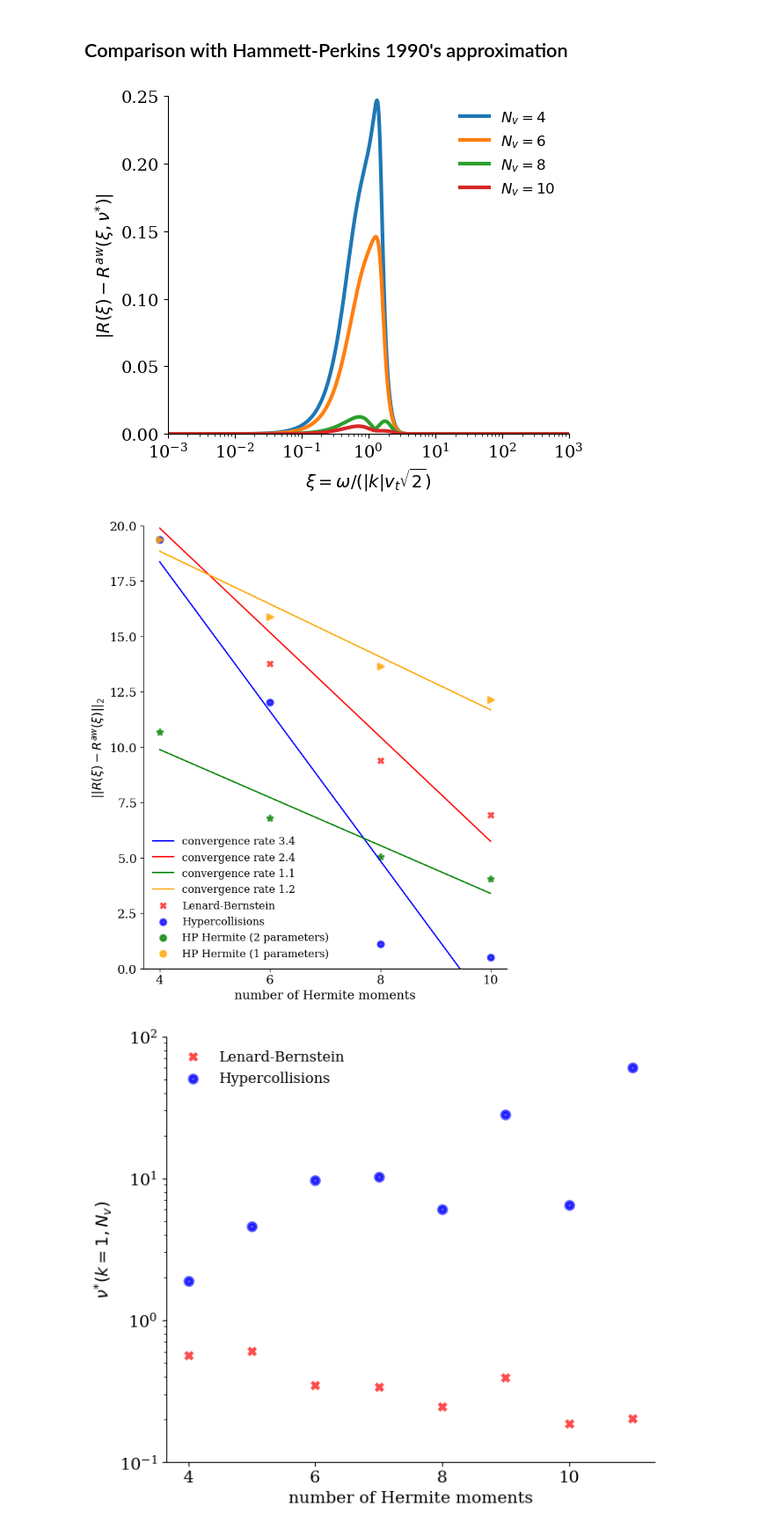
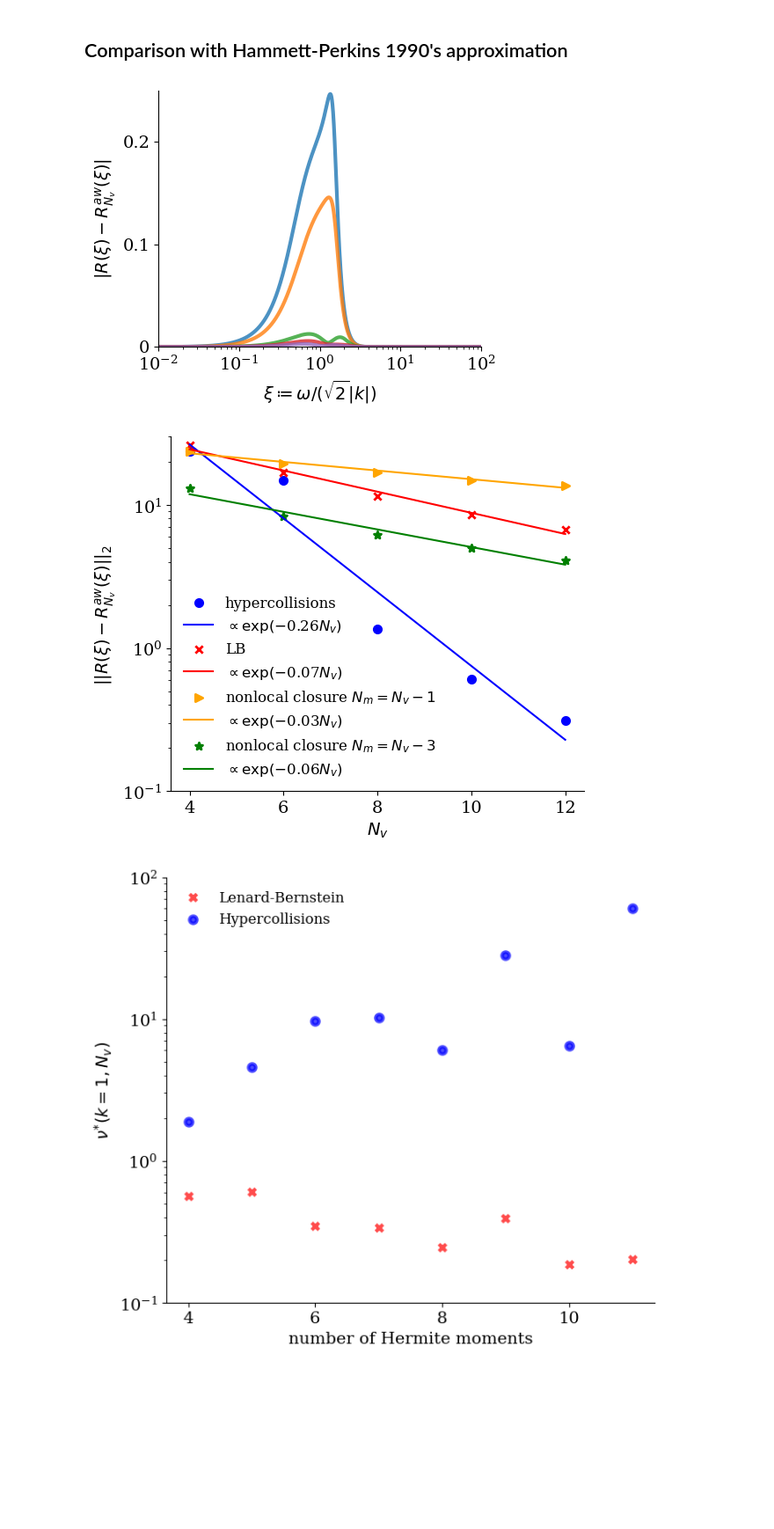
Before and after one commit to opaliss/SpectralSymbolicClosures, a Jupyter notebook: aw_hermite/symbolic_response_function_AW_hypercollisions.ipynb, the cells around one changed output. Shown at 88% size. Cells and saved outputs as stored; diff of their text form; code cells hidden in the pictures; blank space fills up the shorter version.

```diff
--- a/aw_hermite/symbolic_response_function_AW_hypercollisions.ipynb
+++ b/aw_hermite/symbolic_response_function_AW_hypercollisions.ipynb
@@ -166,29 +166,31 @@ def R_Hermite_HP(zeta, Nv, q):
         return sympy.lambdify(xi, pickle.load(f))(zeta)
 # %%
 # define the xi along the real axis
-zeta = 10**np.linspace(-3, 3, int(1e5))
+zeta = 10**np.linspace(-2, 2, int(1e5))
 # %%
 R_HP3 = RHP3(zeta)
 R_HP4 = RHP4(zeta)
 R_true = R(zeta)
 # %%
-fig, ax = plt.subplots(figsize=(6, 5))
+fig, ax = plt.subplots(figsize=(5, 4))
 
-for nn in range(4, 11, 2):
-    ax.plot(zeta, np.abs(R_true - R_Hermite_hyper(zeta, Nv=nn)), label=r"$N_{v} = " + str(nn) + "$", linewidth=3)
+for nn in range(4, 13, 2):
+    ax.plot(zeta, np.abs(R_true - R_Hermite_hyper(zeta, Nv=nn)), label=r"$N_{v} = " + str(nn) + "$", alpha=0.8, linewidth=3)
 
 ax.set_ylim(0, 0.25)
 #ax.set_yscale("log")
 ax.spines['right'].set_visible(False)
 ax.spines['top'].set_visible(False)
-ax.set_ylabel(r"$|R(\xi) - R^{aw}(\xi, \nu^{*})|$")
-ax.set_xlabel(r"$\xi = \omega/(|k|v_{t} \sqrt{2})$")
+ax.set_ylabel(r"$|R(\xi) - R^{aw}_{N_{v}}(\xi)|$")
+ax.set_xlabel(r"$\xi \coloneq \omega/(\sqrt{2}|k|)$")
 ax.set_xscale("log")
-ax.set_xlim(1e-3, 1e3)
-legend = ax.legend(ncols=1, fancybox=False, shadow=False, fontsize=12, loc='upper right')
-legend.get_frame().set_alpha(0)
+ax.set_xlim(1e-2, 1e2)
+ax.set_yticks([0, 0.1, 0.2])
+ax.set_yticklabels([0, 0.1, 0.2])
+#legend = ax.legend(ncols=1, fancybox=False, shadow=False, fontsize=12, loc='upper right')
+#legend.get_frame().set_alpha(0)
 plt.tight_layout()
 plt.savefig("figs/symbolic_response_function_AW_hypercollisons.png", dpi=200)
 # %% [output]
-[figure, old version]
+[figure, new version]
 # %%
@@ -214,37 +216,33 @@ a_hp1, b_hp1 = np.polyfit(x, error_HP1, 1)
 # %%
-fig, ax = plt.subplots(figsize=(7, 8))
+fig, ax = plt.subplots(figsize=(6, 5))
 
 
-ax.scatter(x, error_Hyper, linewidth=3, alpha=0.7, color="blue")
-ax.scatter(x, error_LB, linewidth=3, alpha=0.7, color="red", marker="x")
-ax.scatter(x, error_HP2, linewidth=3, alpha=0.7, color="green", marker="*")
-ax.scatter(x, error_HP1, linewidth=3, alpha=0.7, color="orange", marker=">")
+ax.scatter(x, error_Hyper, linewidth=2,  color="blue", label="hypercollisions")
+ax.plot(x, 10**(a_hyper*x + b_hyper), color="blue", label="$\propto \exp(-$" + str(round(np.abs(a_hyper), 2)) +"$N_{v})$")
 
-ax.plot(x, a_hyper*x + b_hyper, color="blue", label="convergence rate " + str(round(np.abs(a_hyper), 1)))
-ax.plot(x, a_lb*x + b_lb, color="red", label="convergence rate " + str(round(np.abs(a_lb), 1)))
-ax.plot(x, a_hp2*x + b_hp2, color="green", label="convergence rate " + str(round(np.abs(a_hp2), 1)))
-ax.plot(x, a_hp1*x + b_hp1, color="orange", label="convergence rate " + str(round(np.abs(a_hp1), 1)))
+ax.scatter(x, error_LB, linewidth=2,  color="red", marker="x", label="LB")
+ax.plot(x, 10**(a_lb*x + b_lb), color="red", label="$\propto \exp(-$" + str(round(np.abs(a_lb), 2)) +"$N_{v})$")
 
+ax.scatter(x, error_HP1, linewidth=2,  color="orange", marker=">", label=r"nonlocal closure $N_{m} = N_{v}-1$")
+ax.plot(x, 10**(a_hp1*x + b_hp1), color="orange", label="$\propto \exp(-$" + str(round(np.abs(a_hp1), 2)) +"$N_{v})$")
 
-ax.scatter(np.nan, np.nan, linewidth=3, alpha=0.7, color="red", marker="x", label="Lenard-Bernstein")
-ax.scatter(np.nan, np.nan, linewidth=3, alpha=0.7, color="blue", label="Hypercollisions")
-ax.scatter(np.nan, np.nan, linewidth=3, alpha=0.7, color="green", label="HP Hermite (2 parameters)")
-ax.scatter(np.nan, np.nan, linewidth=3, alpha=0.7, color="orange", label="HP Hermite (1 parameters)")
+ax.scatter(x, error_HP2, linewidth=2, color="green", marker="*", label=r"nonlocal closure $N_{m}=N_{v}-3$")
+ax.plot(x, 10**(a_hp2*x + b_hp2), color="green", label="$\propto \exp(-$" + str(round(np.abs(a_hp2), 2)) +"$N_{v})$")
 
-ax.set_xticks([4, 6, 8, 10])
-ax.set_ylim(0, 20)
-#ax.set_yscale("log")
+ax.set_xticks([4, 6, 8, 10, 12])
+ax.set_yscale("log")
+ax.set_ylim(1e-1, 3e1)
 ax.spines['right'].set_visible(False)
 ax.spines['top'].set_visible(False)
-ax.set_ylabel(r"$||R(\xi) - R^{aw}(\xi)||_{2}$")
-ax.set_xlabel(r"number of Hermite moments")
-legend = ax.legend(ncols=1, fancybox=False, shadow=False, fontsize=12, loc='lower left')
+ax.set_ylabel(r"$||R(\xi) - R^{aw}_{N_{v}}(\xi)||_{2}$")
+ax.set_xlabel(r"$N_{v}$")
+legend = ax.legend(ncols=1, fancybox=False, shadow=False, fontsize=12, loc="lower left")
 legend.get_frame().set_alpha(0)
 
 plt.tight_layout()
-plt.savefig("figs/symbolic_response_function_AW_collisions_convergence.png", dpi=200)
+plt.savefig("figs/symbolic_response_function_convergence.png", dpi=300, bbox_inches='tight')
 # %% [output]
-[figure, old version]
+[figure, new version]
 # %%
 def optimal_nu(Nv, type):
     with open('optimal_nu_' + str(type) + '/nu_' + str(Nv) + '.txt','rb') as f:
```
Also changed, not shown: parts of 2 cells of this notebook, 7 other files.
